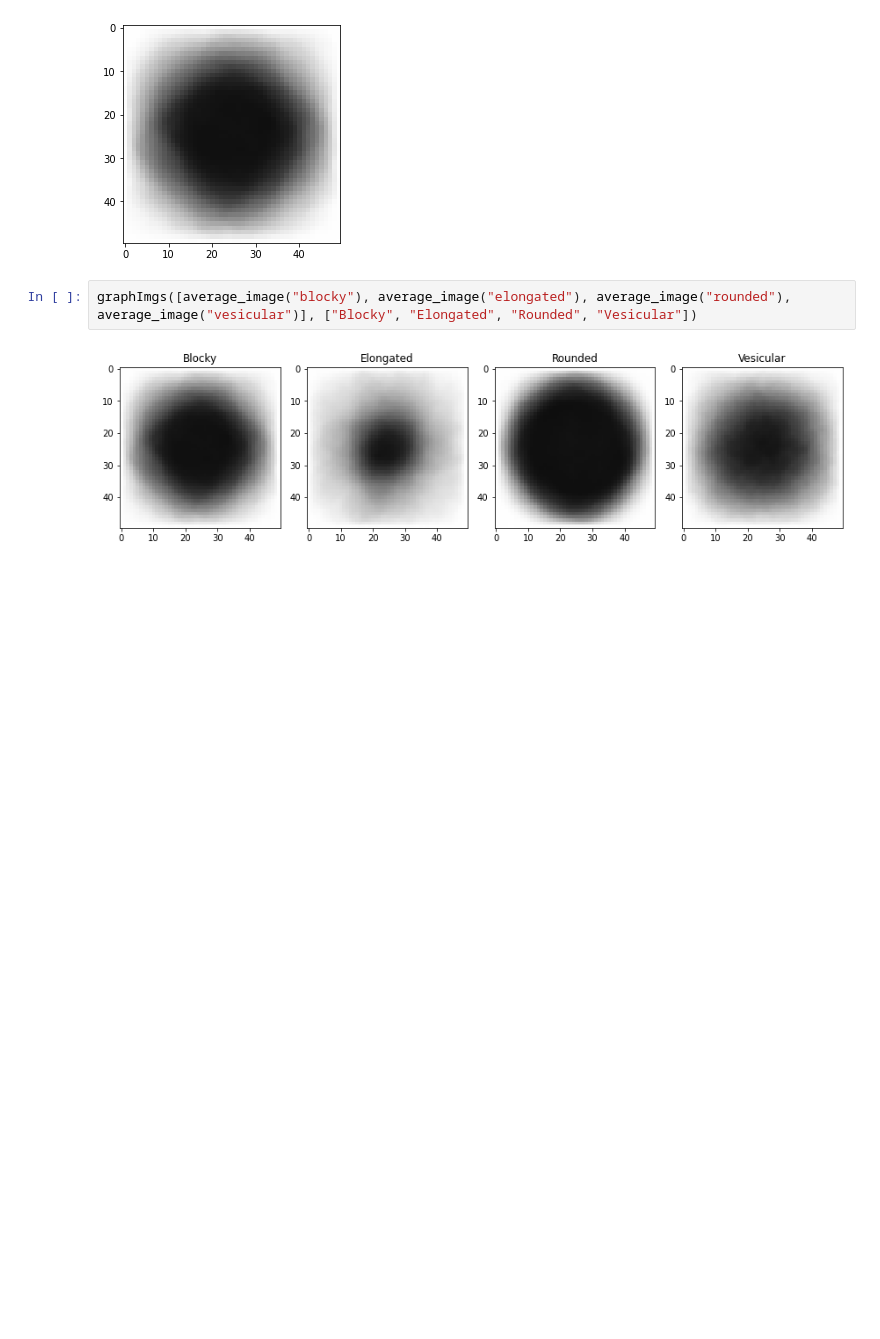
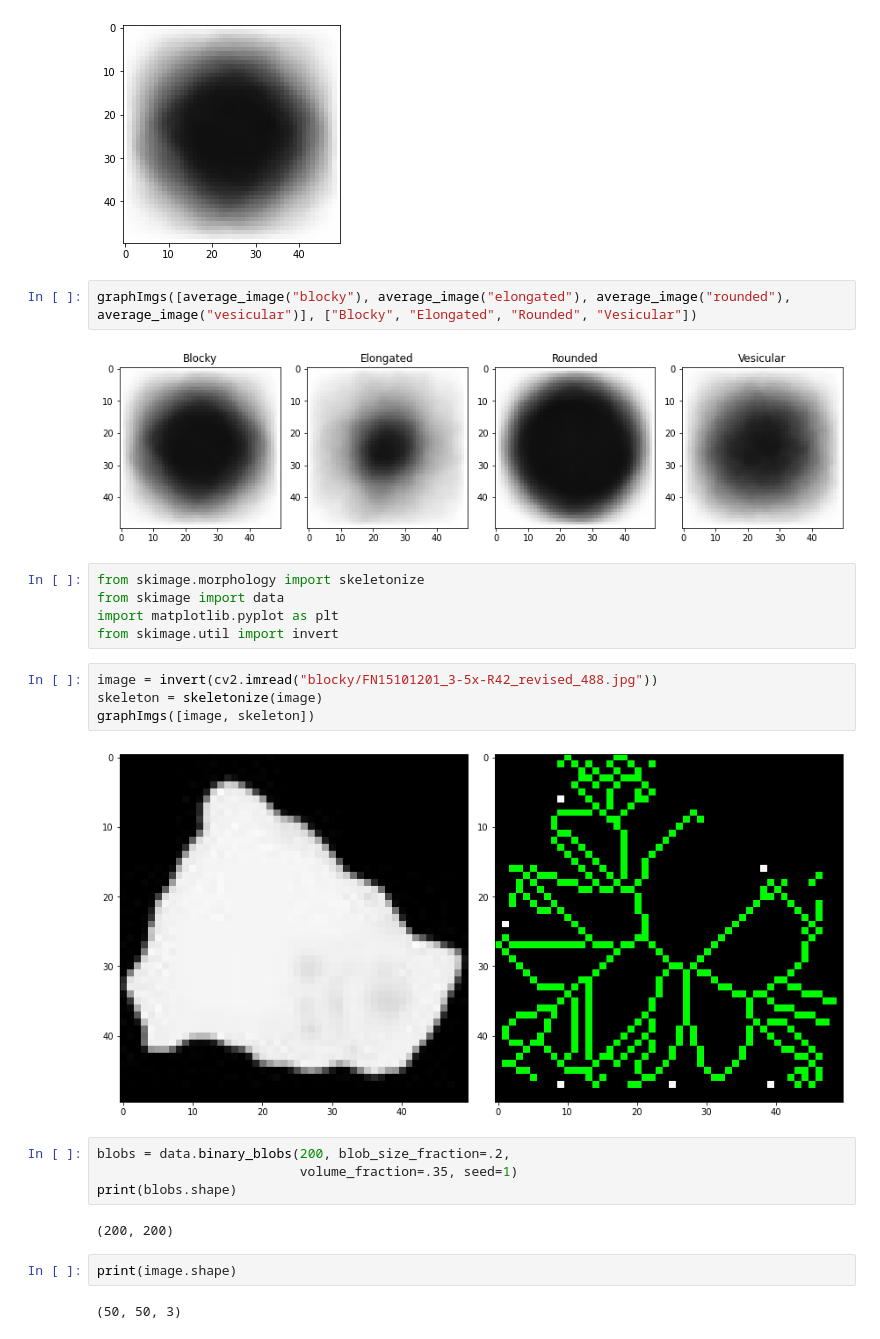
Before and after one commit to ieferreira/up-ash-classification, a Jupyter notebook: 0-eda.ipynb, the cells around one changed output. Drawn from its saved outputs; the diff is of its cells as text; blank space fills up the shorter version.

```diff
--- a/0-eda.ipynb
+++ b/0-eda.ipynb
@@ -67,3 +56,24 @@ plt.imshow(average_image("blocky"))
 graphImgs([average_image("blocky"), average_image("elongated"), average_image("rounded"), average_image("vesicular")], ["Blocky", "Elongated", "Rounded", "Vesicular"])
 # %% [output]
 [figure]
+# %%
+from skimage.morphology import skeletonize
+from skimage import data
+import matplotlib.pyplot as plt
+from skimage.util import invert
+# %%
+image = invert(cv2.imread("blocky/FN15101201_3-5x-R42_revised_488.jpg"))
+skeleton = skeletonize(image)
+graphImgs([image, skeleton])
+# %% [output]
+[figure, added]
+# %%
+blobs = data.binary_blobs(200, blob_size_fraction=.2,
+                          volume_fraction=.35, seed=1)
+print(blobs.shape)
+# %% [output]
+(200, 200)
+# %%
+print(image.shape)
+# %% [output]
+(50, 50, 3)
```
Also changed, not shown: parts of 5 cells of this notebook, 1 other file.
